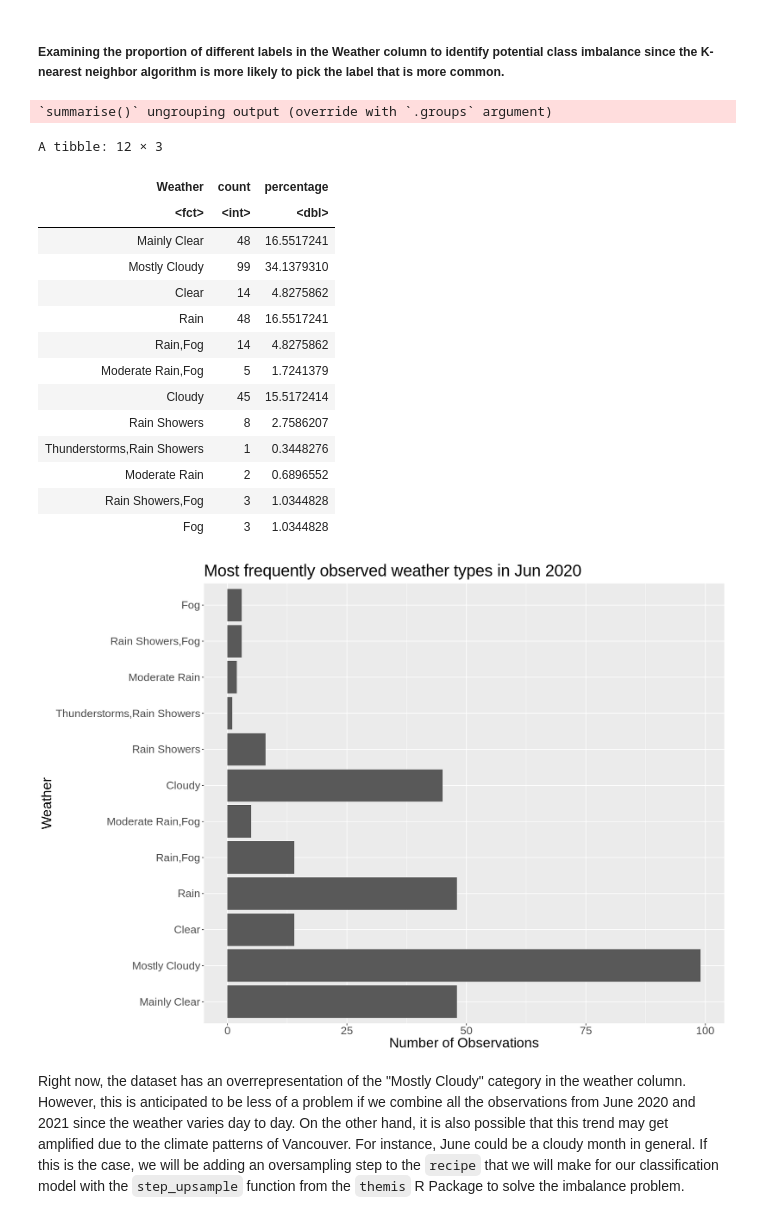
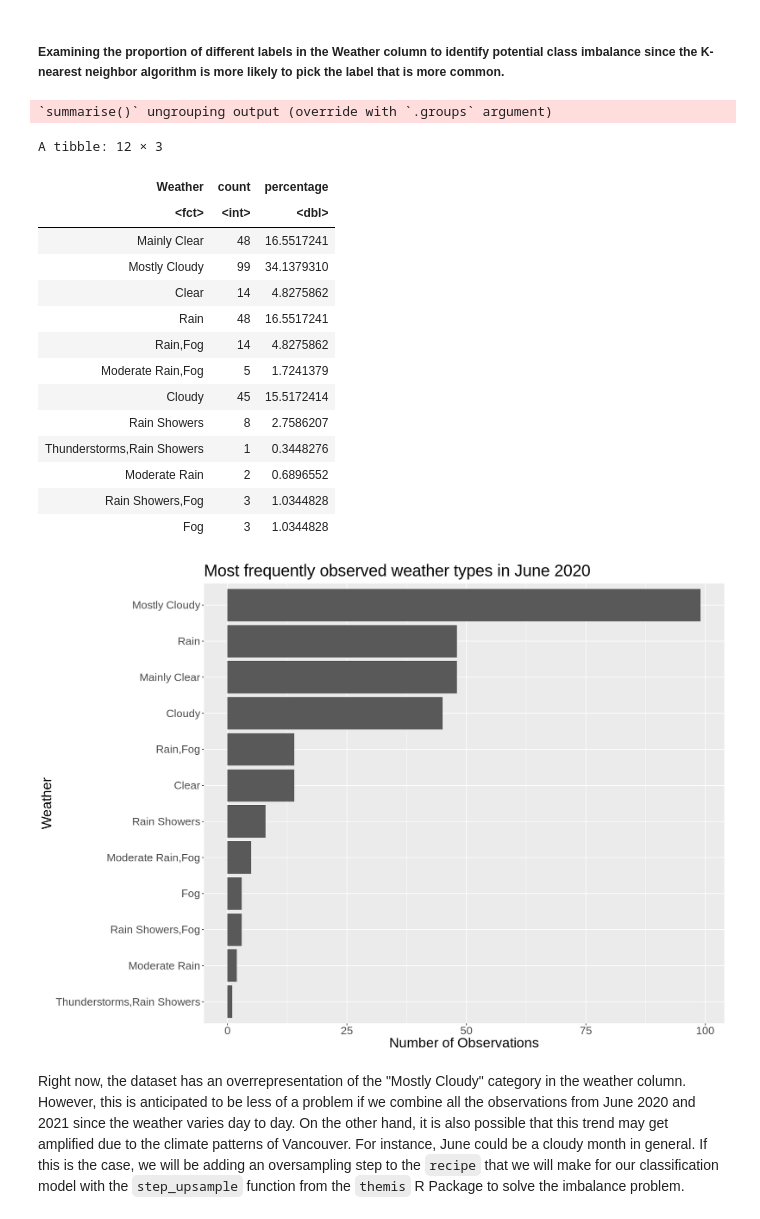
Before and after one commit to hyunseokjg/DSCI100-Group15-Project, a Jupyter notebook: DSCI100_Group_15_Proposal.ipynb, the cells around one changed output. Saved outputs shown, nothing was run; the diff lists cells and outputs as text; code cells hidden in the pictures.

Commit message:
added visualization

```diff
--- a/DSCI100_Group_15_Proposal.ipynb
+++ b/DSCI100_Group_15_Proposal.ipynb
@@ -147,39 +145,36 @@ A tibble: 6 × 6
 # %%
 num_obs <- nrow(tidy_weather_training)
 summary <-tidy_weather_training %>%
     group_by(Weather) %>%
     summarize(count = n(),
               percentage = n() / num_obs * 100)
 summary
 
 library(repr)
 options(repr.plot.width = 14, repr.plot.height = 10)
-plot <- tidy_weather_training %>%
-    ggplot(aes(x = Weather)) +
-    geom_bar(stat= "count") +
-    labs(x = "Weather", y = "Number of Observations", title = "Most frequently observed weather types in June 2020" ) +
-    theme(text = element_text(size = 20)) +
-    coord_flip()
-
+plot <- ggplot(summary, aes(x = count, y = reorder(Weather, count,))) +
+    geom_bar(stat = "identity") +
+    labs(x = "Number of Observations", y = "Weather", title = "Most frequently observed weather types in June 2020") +
+    theme(text = element_text(size=20))
 plot
 # %% [output]
 `summarise()` ungrouping output (override with `.groups` argument)
 A tibble: 12 × 3
 | Weather | count | percentage |
 | <fct> | <int> | <dbl> |
 | Mainly Clear | 48 | 16.5517241 |
 | Mostly Cloudy | 99 | 34.1379310 |
 | Clear | 14 | 4.8275862 |
 | Rain | 48 | 16.5517241 |
 | Rain,Fog | 14 | 4.8275862 |
 | Moderate Rain,Fog | 5 | 1.7241379 |
 | Cloudy | 45 | 15.5172414 |
 | Rain Showers | 8 | 2.7586207 |
 | Thunderstorms,Rain Showers | 1 | 0.3448276 |
 | Moderate Rain | 2 | 0.6896552 |
 | Rain Showers,Fog | 3 | 1.0344828 |
 | Fog | 3 | 1.0344828 |
-[figure, old version]
+[figure, new version]
 # %% [markdown]
 Right now, the dataset has an overrepresentation of the "Mostly Cloudy" category in the weather column. However, this is anticipated to be less of a problem if we combine all the observations from June 2020 and 2021 since the weather varies day to day. On the other hand, it is also possible that this trend may get amplified due to the climate patterns of Vancouver. For instance, June could be a cloudy month in general. If this is the case, we will be adding an oversampling step to the `recipe` that we will make for our classification model with the `step_upsample` function from the `themis` R Package to solve the imbalance problem.
 # %% [markdown]
```
Also changed, not shown: parts of 2 cells of this notebook.
